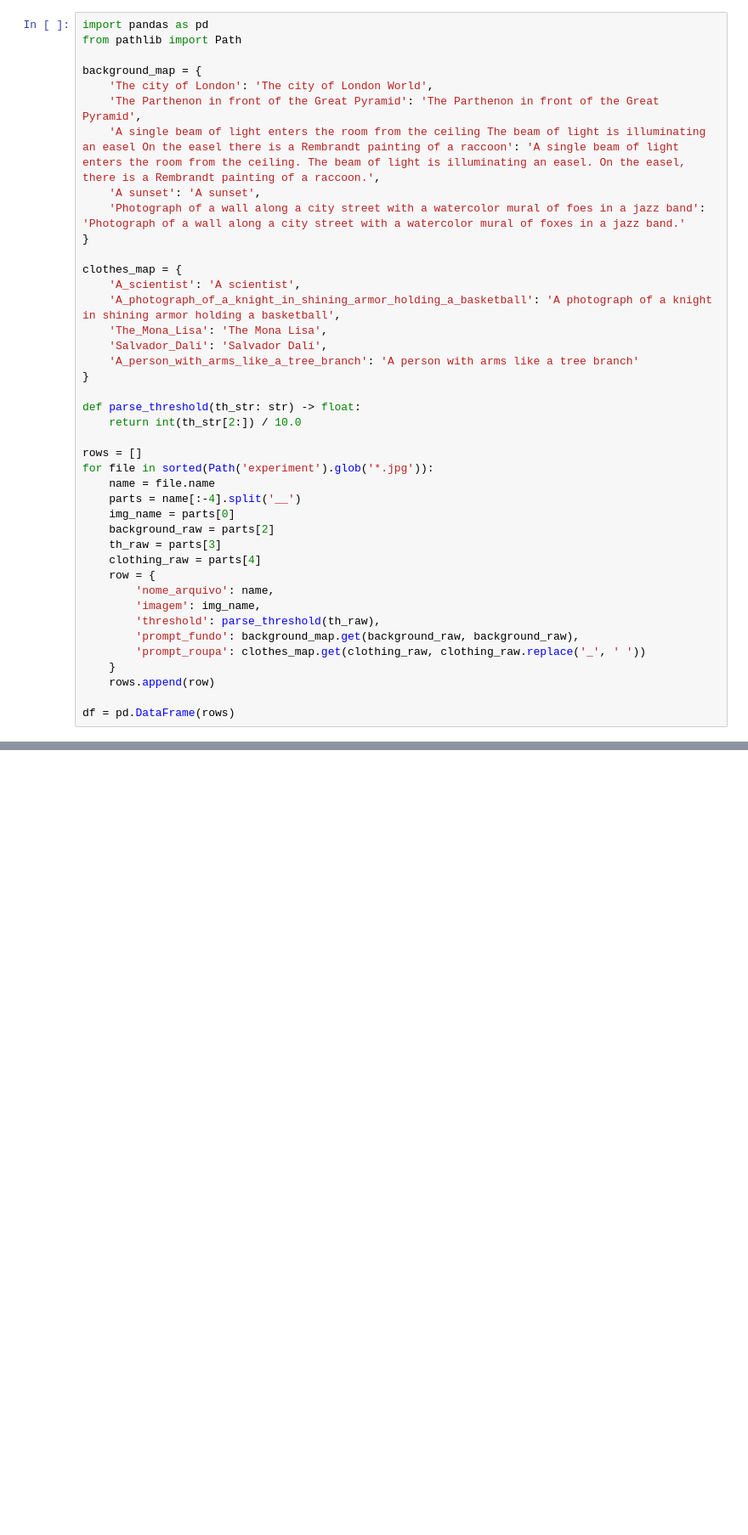
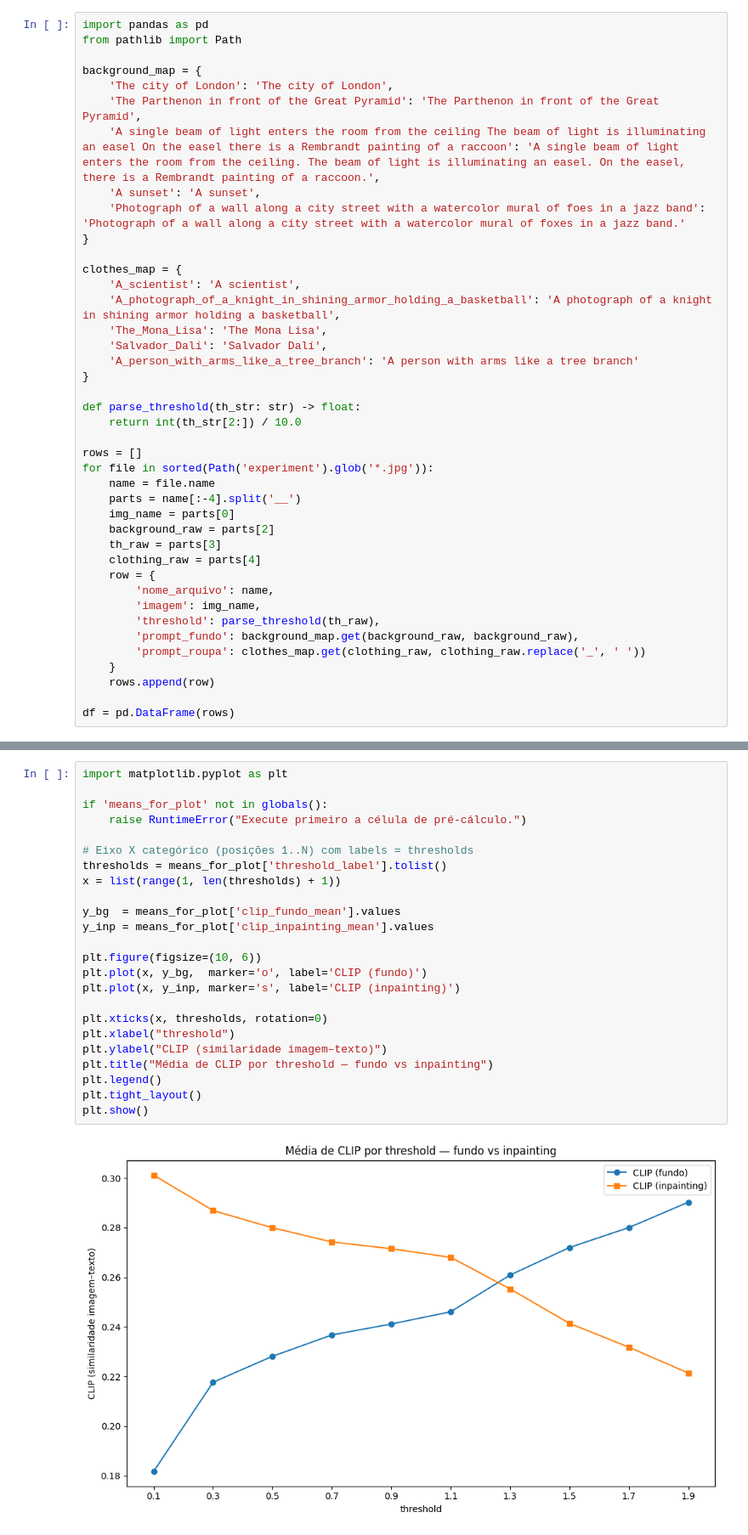
Before and after one commit to Fmahlow/Improved_Inpainting, a Jupyter notebook: parse_experiment.ipynb, the cells around one changed output, grey strips where cells are left out. Shown at 85% size. Saved outputs shown, nothing was run; the diff lists cells and outputs as text; blank space fills up the shorter version.

```diff
--- a/parse_experiment.ipynb
+++ b/parse_experiment.ipynb
@@ -3,7 +3,7 @@ import pandas as pd
 from pathlib import Path
 
 background_map = {
-    'The city of London': 'The city of London World',
+    'The city of London': 'The city of London',
     'The Parthenon in front of the Great Pyramid': 'The Parthenon in front of the Great Pyramid',
     'A single beam of light enters the room from the ceiling The beam of light is illuminating an easel On the easel there is a Rembrandt painting of a raccoon': 'A single beam of light enters the room from the ceiling. The beam of light is illuminating an easel. On the easel, there is a Rembrandt painting of a raccoon.',
     'A sunset': 'A sunset',
@@ -138,0 +351,26 @@ plt.show()
+# %%
+import matplotlib.pyplot as plt
+
+if 'means_for_plot' not in globals():
+    raise RuntimeError("Execute primeiro a célula de pré-cálculo.")
+
+# Eixo X categórico (posições 1..N) com labels = thresholds
+thresholds = means_for_plot['threshold_label'].tolist()
+x = list(range(1, len(thresholds) + 1))
+
+y_bg  = means_for_plot['clip_fundo_mean'].values
+y_inp = means_for_plot['clip_inpainting_mean'].values
+
+plt.figure(figsize=(10, 6))
+plt.plot(x, y_bg,  marker='o', label='CLIP (fundo)')
+plt.plot(x, y_inp, marker='s', label='CLIP (inpainting)')
+
+plt.xticks(x, thresholds, rotation=0)
+plt.xlabel("threshold")
+plt.ylabel("CLIP (similaridade imagem–texto)")
+plt.title("Média de CLIP por threshold — fundo vs inpainting")
+plt.legend()
+plt.tight_layout()
+plt.show()
+# %% [output]
+[figure, added]
```
Also changed, not shown: parts of 8 cells of this notebook, 12 other files.
